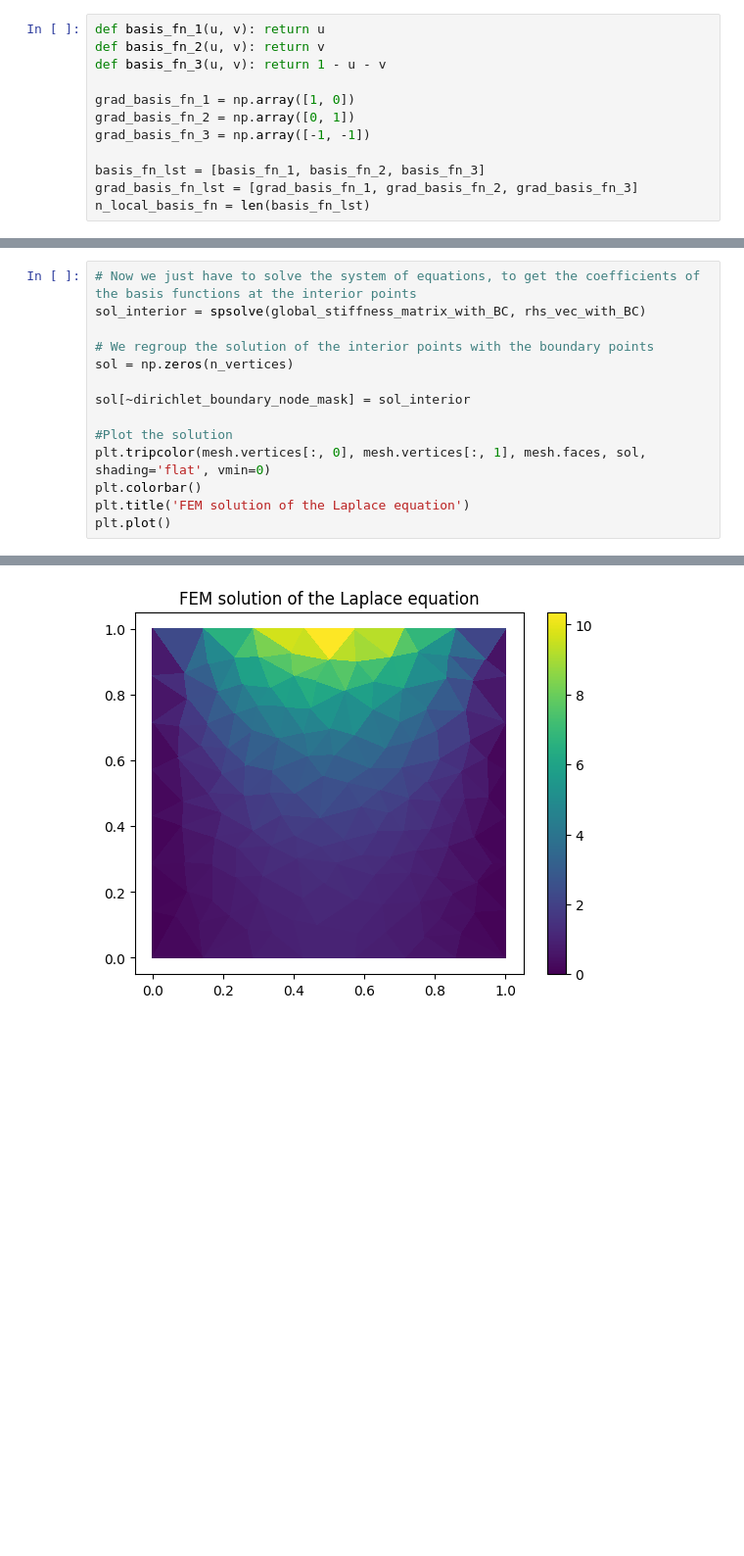
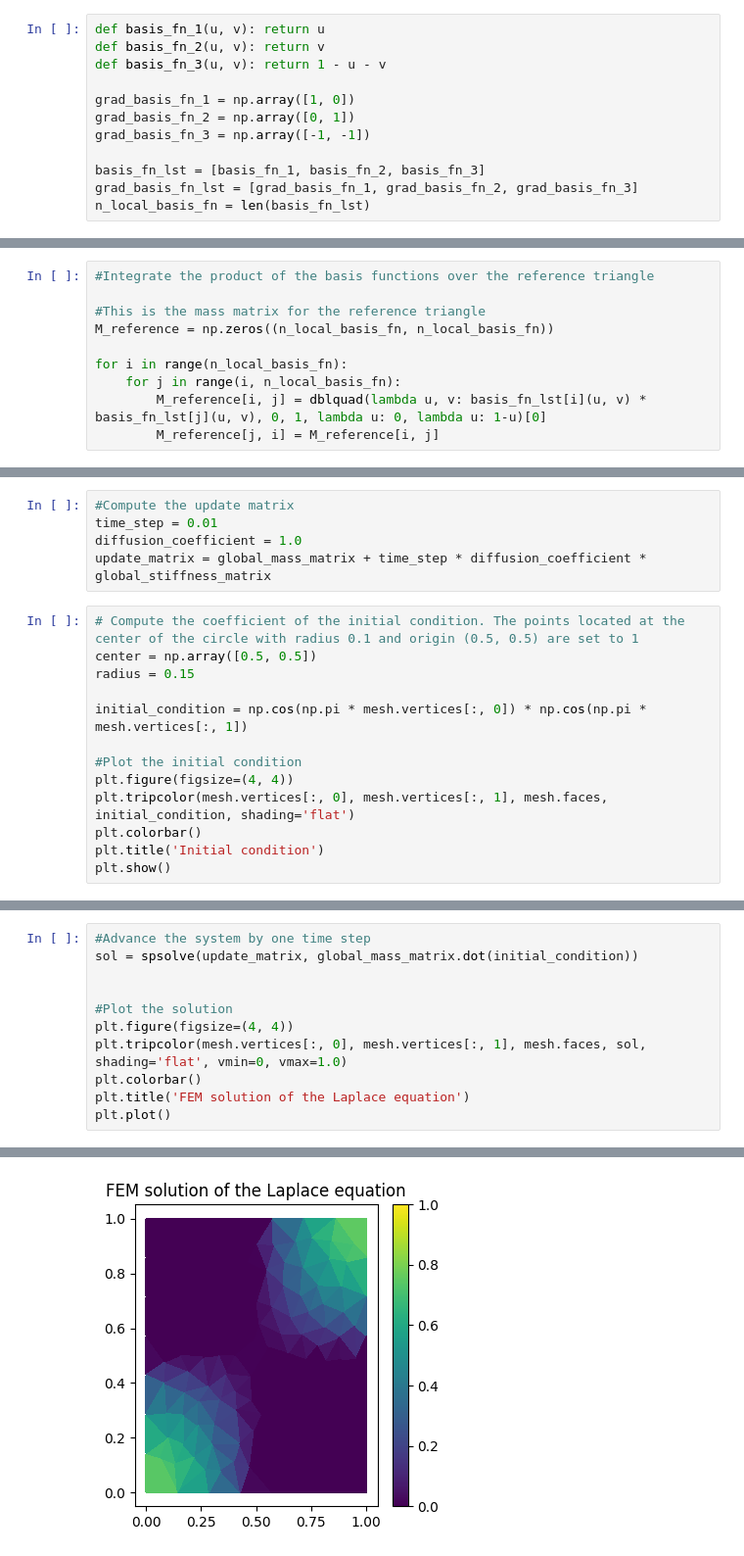
Before and after one commit to SteveRunser/fem, a Jupyter notebook: 3_2d_heat_eq_neuman_bc.ipynb, the cells around one changed output, grey strips where cells are left out. Shown: that part at 98% size. Saved outputs shown, nothing was run; the diff lists cells and outputs as text; blank space fills up the shorter version.

Commit message:
2d heat equation implemented and tested

```diff
--- a/3_2d_heat_eq_neuman_bc.ipynb
+++ b/3_2d_heat_eq_neuman_bc.ipynb
@@ -127,3 +89,13 @@ for face_id, face in enumerate(mesh.faces):
+# %%
+#Integrate the product of the basis functions over the reference triangle
+
+#This is the mass matrix for the reference triangle
+M_reference = np.zeros((n_local_basis_fn, n_local_basis_fn))
+
+for i in range(n_local_basis_fn):
+    for j in range(i, n_local_basis_fn):
+        M_reference[i, j] = dblquad(lambda u, v: basis_fn_lst[i](u, v) * basis_fn_lst[j](u, v), 0, 1, lambda u: 0, lambda u: 1-u)[0]
+        M_reference[j, i] = M_reference[i, j]
 # %%
 # For each triangle in the mesh we need to compute the Jacobian of the map from global to local coordinates
 p1_ar = mesh.vertices[mesh.faces[:, 0]]
@@ -269,0 +157,18 @@ rhs_vec_with_BC = rhs_vec[~dirichlet_boundary_node_mask]
+# %%
+#Compute the update matrix
+time_step = 0.01
+diffusion_coefficient = 1.0
+update_matrix = global_mass_matrix + time_step * diffusion_coefficient * global_stiffness_matrix
+# %%
+# Compute the coefficient of the initial condition. The points located at the center of the circle with radius 0.1 and origin (0.5, 0.5) are set to 1
+center = np.array([0.5, 0.5])
+radius = 0.15
+
+initial_condition = np.cos(np.pi * mesh.vertices[:, 0]) * np.cos(np.pi * mesh.vertices[:, 1])
+
+#Plot the initial condition
+plt.figure(figsize=(4, 4))
+plt.tripcolor(mesh.vertices[:, 0], mesh.vertices[:, 1], mesh.faces, initial_condition, shading='flat')
+plt.colorbar()
+plt.title('Initial condition')
+plt.show()
@@ -270,18 +177,15 @@ rhs_vec_with_BC = rhs_vec[~dirichlet_boundary_node_mask]
 # %%
-# Now we just have to solve the system of equations, to get the coefficients of the basis functions at the interior points
-sol_interior = spsolve(global_stiffness_matrix_with_BC, rhs_vec_with_BC)
+#Advance the system by one time step
+sol = spsolve(update_matrix, global_mass_matrix.dot(initial_condition))
 
-# We regroup the solution of the interior points with the boundary points
-sol = np.zeros(n_vertices)
-
-sol[~dirichlet_boundary_node_mask] = sol_interior
 
 #Plot the solution
-plt.tripcolor(mesh.vertices[:, 0], mesh.vertices[:, 1], mesh.faces, sol, shading='flat', vmin=0)
+plt.figure(figsize=(4, 4))
+plt.tripcolor(mesh.vertices[:, 0], mesh.vertices[:, 1], mesh.faces, sol, shading='flat', vmin=0, vmax=1.0)
 plt.colorbar()
 plt.title('FEM solution of the Laplace equation')
 plt.plot()
 # %% [output]
 []
-[figure, old version]
+[figure, new version]
 # %%
```
Also changed, not shown: parts of 8 cells of this notebook.
